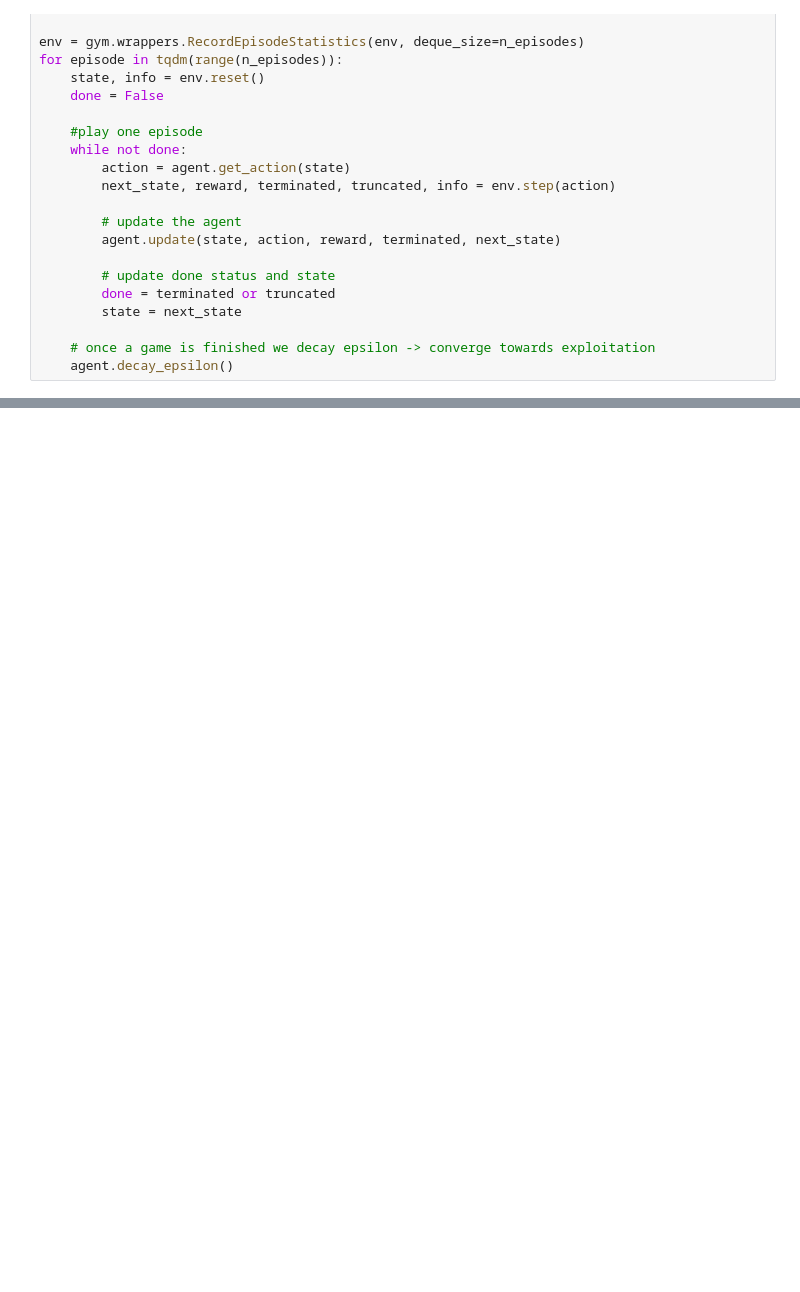
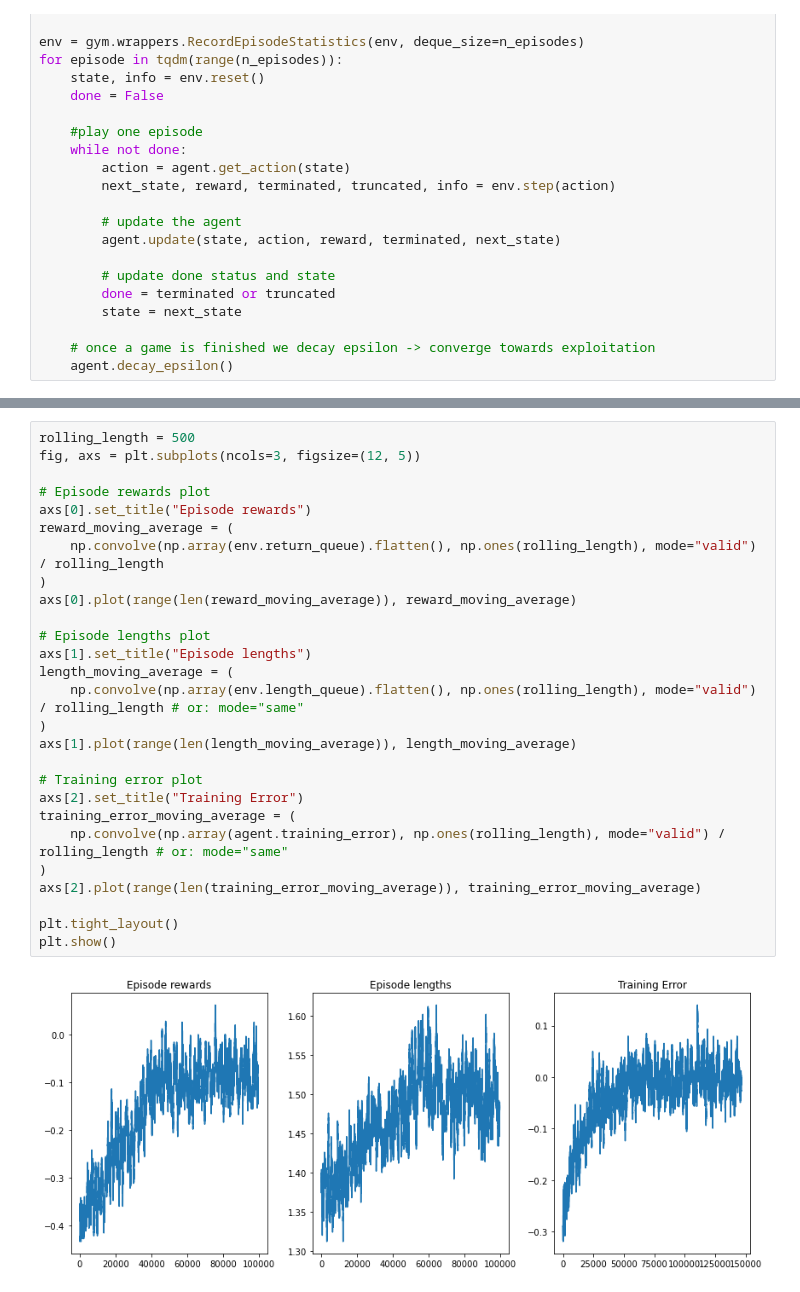
Before and after one commit to techonomics69/rl-blackjack, a Jupyter notebook: main.ipynb, the cells around one changed output, grey strips where cells are left out. Drawn from its saved outputs; the diff is of its cells as text; blank space fills up the shorter version.

Commit message:
add last plot + run all cells

```diff
--- a/main.ipynb
+++ b/main.ipynb
@@ -152 +155,30 @@ for episode in tqdm(range(n_episodes)):
+# %%
+rolling_length = 500
+fig, axs = plt.subplots(ncols=3, figsize=(12, 5))
+
+# Episode rewards plot
+axs[0].set_title("Episode rewards")
+reward_moving_average = (
+    np.convolve(np.array(env.return_queue).flatten(), np.ones(rolling_length), mode="valid") / rolling_length
+)
+axs[0].plot(range(len(reward_moving_average)), reward_moving_average)
+
+# Episode lengths plot
+axs[1].set_title("Episode lengths")
+length_moving_average = (
+    np.convolve(np.array(env.length_queue).flatten(), np.ones(rolling_length), mode="valid") / rolling_length # or: mode="same"
+)
+axs[1].plot(range(len(length_moving_average)), length_moving_average)
+
+# Training error plot
+axs[2].set_title("Training Error")
+training_error_moving_average = (
+    np.convolve(np.array(agent.training_error), np.ones(rolling_length), mode="valid") / rolling_length # or: mode="same"
+)
+axs[2].plot(range(len(training_error_moving_average)), training_error_moving_average)
+
+plt.tight_layout()
+plt.show()
+# %% [output]
+[figure, added]
 # %% [markdown]
```
Also changed, not shown: parts of 6 cells of this notebook.
